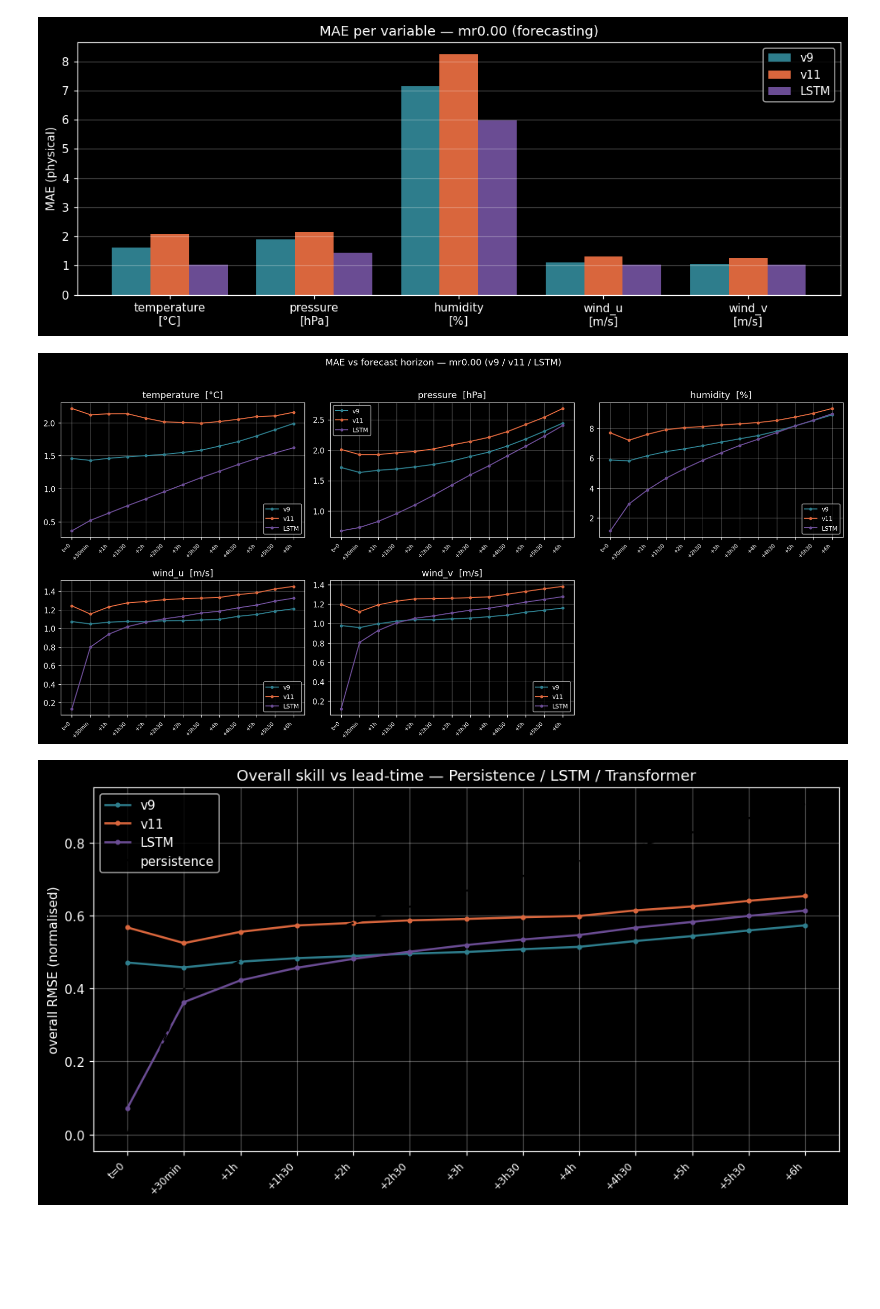
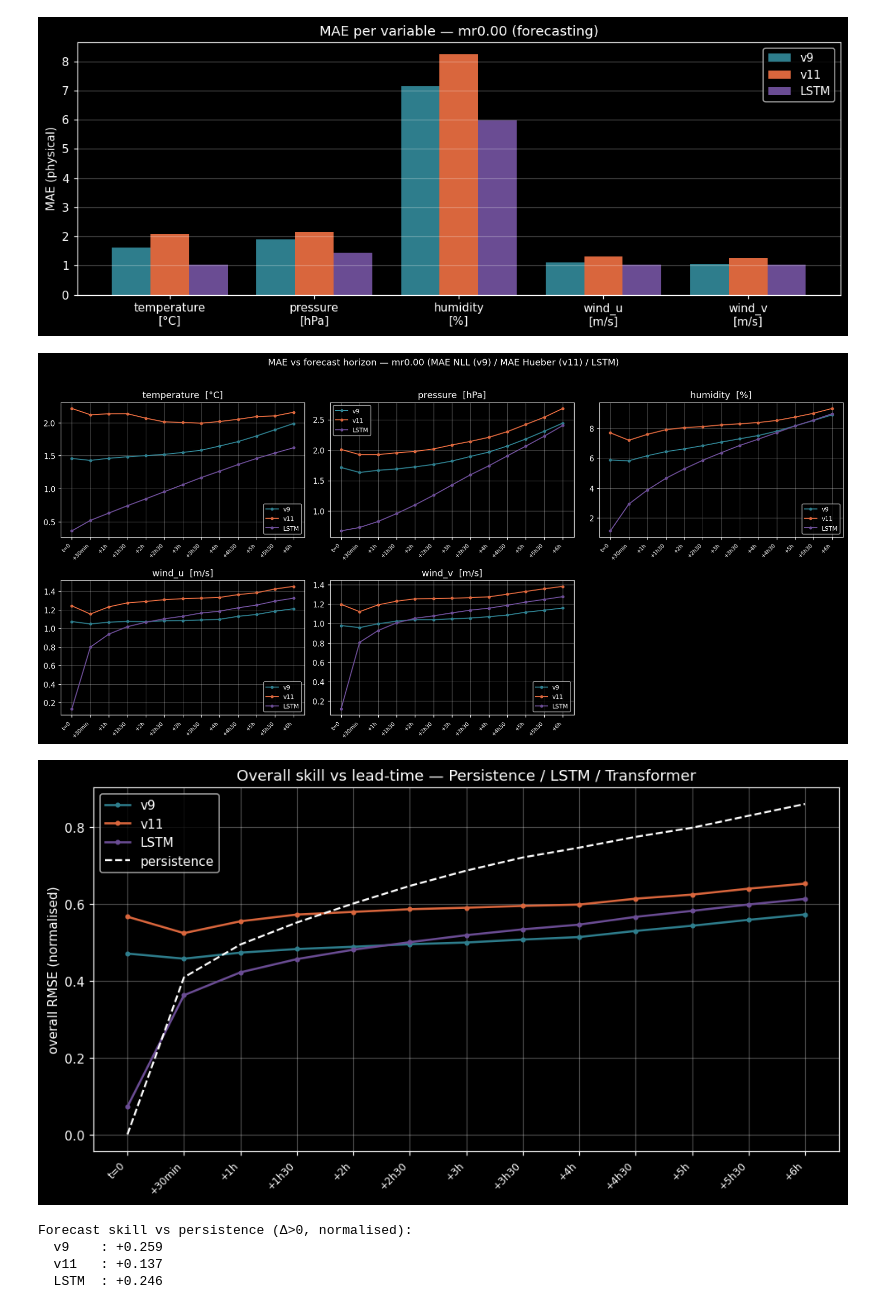
Before and after one commit to aureliedj/weather-station-model-with-transformers, a Jupyter notebook: Station MAE/Test_Results_Exploration.ipynb, the cells around one changed output. Cells and saved outputs as stored; diff of their text form; code cells hidden in the pictures; blank space fills up the shorter version.

```diff
--- a/Station MAE/Test_Results_Exploration.ipynb
+++ b/Station MAE/Test_Results_Exploration.ipynb
@@ -403,10 +399,10 @@ for ax, (vi, v) in zip(axes.ravel(), enumerate(VARS)):
     ax.set_xticks(range(Kc)); ax.set_xticklabels(labels, rotation=45, ha="right", fontsize=7)
     ax.set_title(f"{v}  [{UNITS[v]}]"); ax.grid(alpha=0.3); ax.legend(fontsize=8)
 axes.ravel()[-1].axis("off")
-fig.suptitle("MAE vs forecast horizon — mr0.00 (v9 / v11 / LSTM)", y=1.02)
+fig.suptitle("MAE vs forecast horizon — mr0.00 (MAE NLL (v9) / MAE Hueber (v11) / LSTM)", y=1.02)
 plt.tight_layout(); plt.show()
 # %% [output]
-[figure, old version]
+[figure, new version]
 # %%
 # ── Window 3: overall skill vs lead-time incl. persistence ───────────────────
 # Persistence is data-defined and derivable from targets[:, 0] (the Δ=0 value =
@@ -428,32 +424,36 @@ def persistence_norm_by_delta(d):
     # persistence prediction at every horizon = the Δ=0 target (last observation)
     t0 = d["targets"][:, 0:1, :, :]                      # (M,1,N,V)
     out = []
     for k in range(len(grid)):
         e2 = 0.0; n = 0
         for vi in range(len(VARS)):
             m = (d["masks"][:, k, :, vi] > 0.5) & (d["masks"][:, 0, :, vi] > 0.5)
             ee = (t0[:, 0, :, vi] - d["targets"][:, k, :, vi])[m]
             e2 += float((ee**2).sum()); n += int(m.sum())
         out.append(np.sqrt(e2 / max(n, 1)))
     return out
 
 fig, ax = plt.subplots(figsize=(9, 5))
 for i, lab in enumerate(CMP):
     ax.plot(range(len(grid)), overall_norm_by_delta(CMP[lab]), "o-",
             color=CMP_COLORS[i % len(CMP_COLORS)], lw=1.7, ms=3, label=lab)
-ax.plot(range(len(grid)), persistence_norm_by_delta(CMP[list(CMP)[0]]), "k--",
+ax.plot(range(len(grid)), persistence_norm_by_delta(CMP[list(CMP)[0]]), "w--",
         lw=1.5, label="persistence")
 ax.set_xticks(range(len(grid))); ax.set_xticklabels(labels, rotation=45, ha="right", fontsize=8)
 ax.set_ylabel("overall RMSE (normalised)")
 ax.set_title("Overall skill vs lead-time — Persistence / LSTM / Transformer")
 ax.legend(); ax.grid(alpha=0.3); plt.tight_layout(); plt.show()
 
 # skill vs persistence over forecast horizons (Δ>0)
 _pers = np.array(persistence_norm_by_delta(CMP[list(CMP)[0]]))
 print("Forecast skill vs persistence (Δ>0, normalised):")
 for lab in CMP:
     m = np.array(overall_norm_by_delta(CMP[lab]))
     sk = 1 - np.sqrt((m[1:]**2).mean()) / np.sqrt((_pers[1:]**2).mean())
     print(f"  {lab:6}: {sk:+.3f}")
 # %% [output]
-[figure, old version]
+[figure, new version]
+Forecast skill vs persistence (Δ>0, normalised):
+  v9    : +0.259
+  v11   : +0.137
+  LSTM  : +0.246
```
Also changed, not shown: parts of 2 cells of this notebook, 7 other files.
